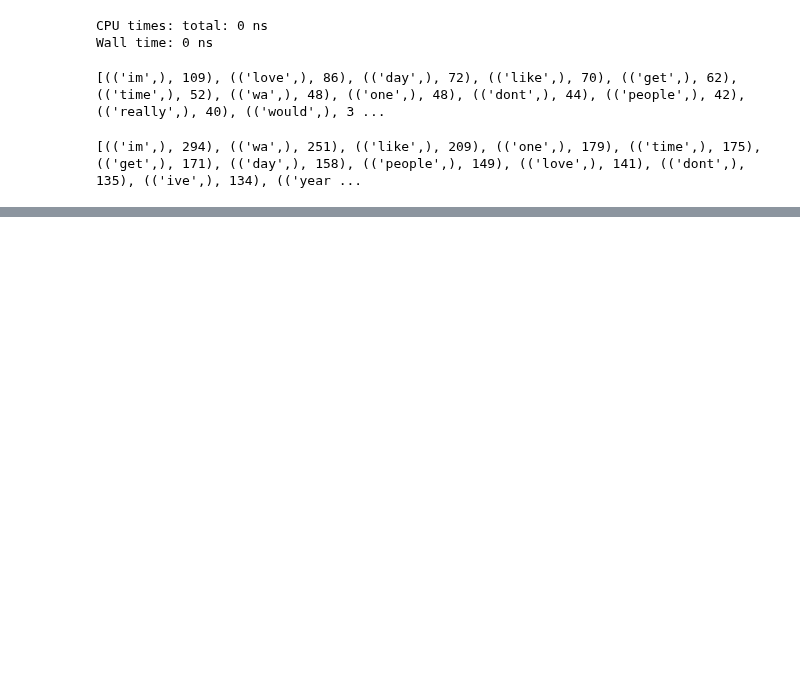
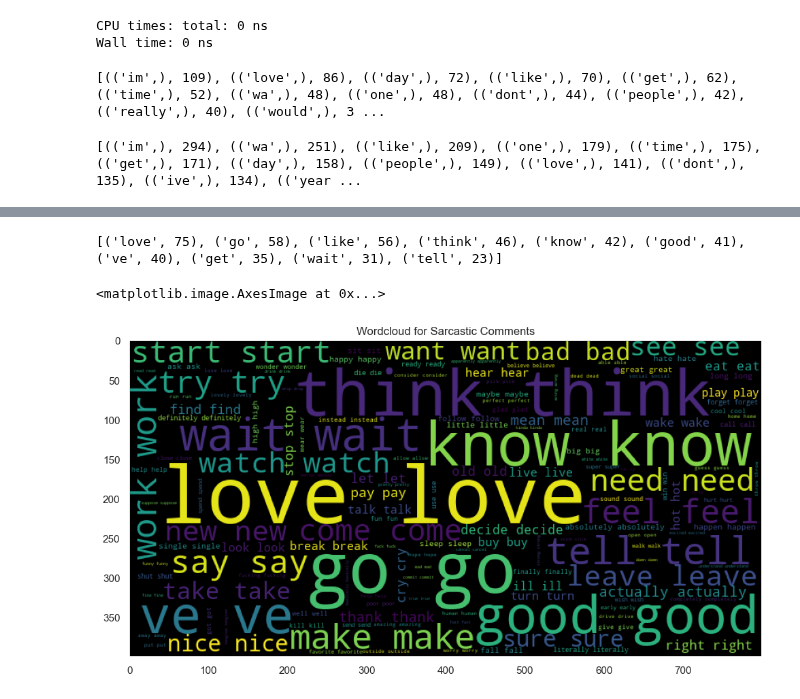
Before and after one commit to omarsrstt/nlp_project, a Jupyter notebook: src/keyword_classifier.ipynb, the cells around one changed output, grey strips where cells are left out. Saved outputs shown, nothing was run; the diff lists cells and outputs as text; code cells hidden in the pictures; blank space fills up the shorter version.

Commit message:
Add: complete keyword extraction, lemmatization, stop word removal, word cloud generation

```diff
--- a/src/keyword_classifier.ipynb
+++ b/src/keyword_classifier.ipynb
@@ -361,0 +347,24 @@ defaultdict(<class 'int'>,
+# %%
+# POSKeywordExtractor()
+sarcastic_comments = data.loc[data[label_col_name] == 1, comment_col_name]
+# print(sarcastic_comments)
+sarcastic_keywords = POSKeywordExtractor().keywords(sarcastic_comments, n_keywords=15, min_freq=5)
+print(sarcastic_keywords)
+# %%
+from wordcloud import WordCloud, STOPWORDS
+print(sarcastic_keywords[:10])
+sarcastic_keywords_cloud = " ".join(list(Counter(dict(sarcastic_keywords)).elements()))
+
+wordcloud = WordCloud(background_color='black', stopwords = STOPWORDS,
+                max_words = 200, max_font_size = 100,
+                random_state = 17, width=800, height=400)
+
+plt.figure(figsize=(12, 12))
+wordcloud.generate(sarcastic_keywords_cloud)
+plt.grid(b= False)
+plt.title("Wordcloud for Sarcastic Comments")
+plt.imshow(wordcloud)
+# %% [output]
+[('love', 75), ('go', 58), ('like', 56), ('think', 46), ('know', 42), ('good', 41), ('ve', 40), ('get', 35), ('wait', 31), ('tell', 23)]
+<matplotlib.image.AxesImage at 0x...>
+[figure, added]
```
Also changed, not shown: parts of 4 cells of this notebook.
